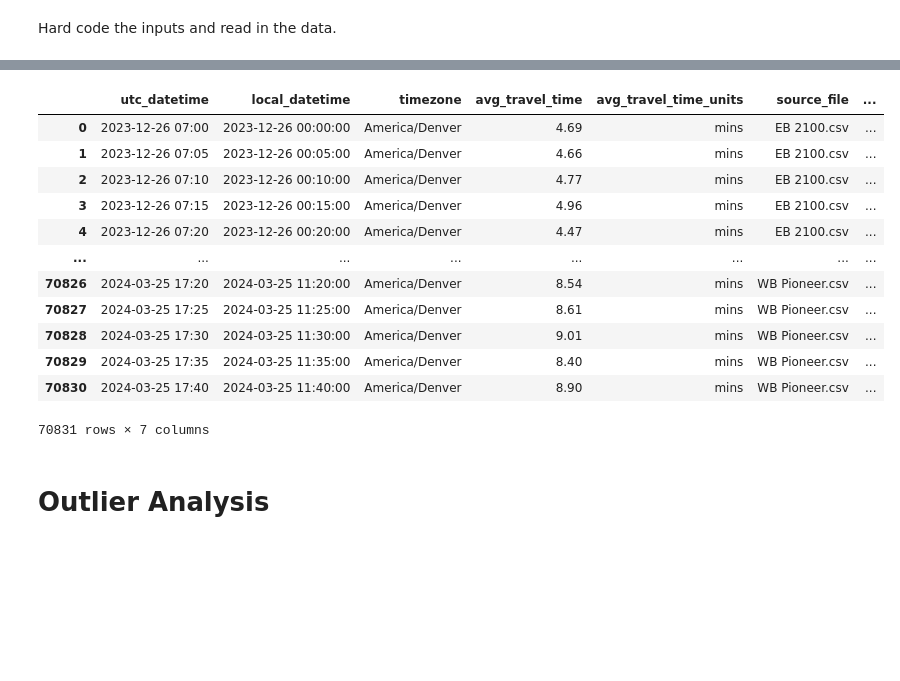
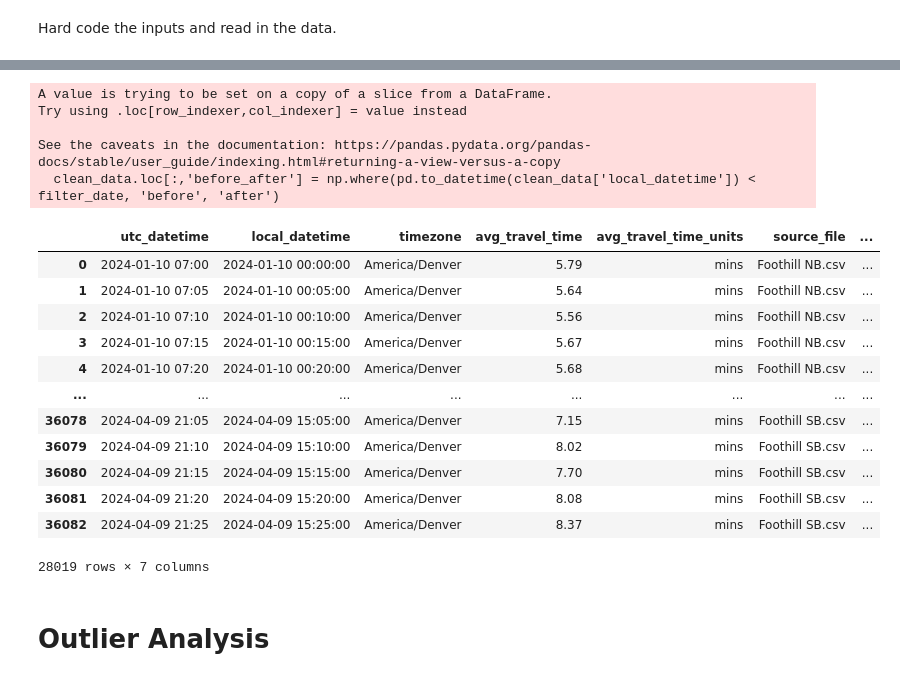
Before and after one commit to natelant/Avenue-Tools, a Jupyter notebook: TravelTimeTool/sandbox-travel_times.ipynb, the cells around one changed output, grey strips where cells are left out. Drawn from its saved outputs; the diff is of its cells as text; code cells hidden in the pictures; blank space fills up the shorter version.

```diff
--- a/TravelTimeTool/sandbox-travel_times.ipynb
+++ b/TravelTimeTool/sandbox-travel_times.ipynb
@@ -11,14 +14,20 @@ pd.set_option('display.max_columns', None)
 # %% [markdown]
 Hard code the inputs and read in the data.
 # %%
-folder_path = "data/samples"
-start_time_str = "1:00"
-stop_time_str = "19:00"
+folder_path = "data/April9"
+start_time_str = "14:00"
+stop_time_str = "18:30"
 start_time = datetime.strptime(start_time_str, "%H:%M").time()
 stop_time = datetime.strptime(stop_time_str, "%H:%M").time()
-filter_date = "02/01/2024"
+filter_date = "02/20/2024 00:00:00"
+implementation_date = pd.to_datetime(filter_date)
 output_file = "testing.xlsx"
 start_date =  "No"#"06/20/2023"
+primary_movement = 'Foothill NB.csv'
+category_order = [primary_movement]
+dates_to_exclude = ['2024-03-04', '2024-03-05', '2024-03-06', '2024-03-07', '2024-03-08', '2024-03-14', '2024-03-15', '2024-03-18', '2024-03-19', '2024-03-20', '2024-03-21', '2024-03-22', '2024-03-25', '2024-03-26']
+output_summary_table = 'output/Foothill_PM_summary_table.html'
+
 
 # Read all CSV files from the specified folder
 files = [file for file in os.listdir(folder_path) if file.endswith('.csv')]
@@ -50,10 +59,10 @@ for file in files:
         # If start_date is "no", assign clean_data to combined_data
         clean_data = combined_data
 
-    # filter out the filter dates here.
-    # if filter_dates.lower() not in ["no", "n"]:
-    # clean_data_wo_dates = clean_data
 
-clean_data.head()
+# filter out the filter dates here.
+# Filter out the data for the specified dates
+clean_data = clean_data[~clean_data['local_datetime'].dt.normalize().isin(dates_to_exclude)]
+clean_data
 # %% [output]
 |  | utc_datetime | local_datetime | timezone | avg_travel_time | avg_travel_time_units | source_file |
@@ -65,21 +81,27 @@ clean_data.head()
 # %%
 # Create a new column 'before_after' based on the input implementation date
-clean_data['before_after'] = np.where(pd.to_datetime(combined_data['local_datetime']) < filter_date, 'before', 'after')
+clean_data.loc[:,'before_after'] = np.where(pd.to_datetime(clean_data['local_datetime']) < filter_date, 'before', 'after')
+
 clean_data
 # %% [output]
+A value is trying to be set on a copy of a slice from a DataFrame.
+Try using .loc[row_indexer,col_indexer] = value instead
+
+See the caveats in the documentation: https://pandas.pydata.org/pandas-docs/stable/user_guide/indexing.html#returning-a-view-versus-a-copy
+  clean_data.loc[:,'before_after'] = np.where(pd.to_datetime(clean_data['local_datetime']) < filter_date, 'before', 'after')
 |  | utc_datetime | local_datetime | timezone | avg_travel_time | avg_travel_time_units | source_file | ... |
-| 0 | 2023-12-26 07:00 | 2023-12-26 00:00:00 | America/Denver | 4.69 | mins | EB 2100.csv | ... |
-| 1 | 2023-12-26 07:05 | 2023-12-26 00:05:00 | America/Denver | 4.66 | mins | EB 2100.csv | ... |
-| 2 | 2023-12-26 07:10 | 2023-12-26 00:10:00 | America/Denver | 4.77 | mins | EB 2100.csv | ... |
-| 3 | 2023-12-26 07:15 | 2023-12-26 00:15:00 | America/Denver | 4.96 | mins | EB 2100.csv | ... |
-| 4 | 2023-12-26 07:20 | 2023-12-26 00:20:00 | America/Denver | 4.47 | mins | EB 2100.csv | ... |
+| 0 | 2024-01-10 07:00 | 2024-01-10 00:00:00 | America/Denver | 5.79 | mins | Foothill NB.csv | ... |
+| 1 | 2024-01-10 07:05 | 2024-01-10 00:05:00 | America/Denver | 5.64 | mins | Foothill NB.csv | ... |
+| 2 | 2024-01-10 07:10 | 2024-01-10 00:10:00 | America/Denver | 5.56 | mins | Foothill NB.csv | ... |
+| 3 | 2024-01-10 07:15 | 2024-01-10 00:15:00 | America/Denver | 5.67 | mins | Foothill NB.csv | ... |
+| 4 | 2024-01-10 07:20 | 2024-01-10 00:20:00 | America/Denver | 5.68 | mins | Foothill NB.csv | ... |
 | ... | ... | ... | ... | ... | ... | ... | ... |
-| 70826 | 2024-03-25 17:20 | 2024-03-25 11:20:00 | America/Denver | 8.54 | mins | WB Pioneer.csv | ... |
-| 70827 | 2024-03-25 17:25 | 2024-03-25 11:25:00 | America/Denver | 8.61 | mins | WB Pioneer.csv | ... |
-| 70828 | 2024-03-25 17:30 | 2024-03-25 11:30:00 | America/Denver | 9.01 | mins | WB Pioneer.csv | ... |
-| 70829 | 2024-03-25 17:35 | 2024-03-25 11:35:00 | America/Denver | 8.40 | mins | WB Pioneer.csv | ... |
-| 70830 | 2024-03-25 17:40 | 2024-03-25 11:40:00 | America/Denver | 8.90 | mins | WB Pioneer.csv | ... |
+| 36078 | 2024-04-09 21:05 | 2024-04-09 15:05:00 | America/Denver | 7.15 | mins | Foothill SB.csv | ... |
+| 36079 | 2024-04-09 21:10 | 2024-04-09 15:10:00 | America/Denver | 8.02 | mins | Foothill SB.csv | ... |
+| 36080 | 2024-04-09 21:15 | 2024-04-09 15:15:00 | America/Denver | 7.70 | mins | Foothill SB.csv | ... |
+| 36081 | 2024-04-09 21:20 | 2024-04-09 15:20:00 | America/Denver | 8.08 | mins | Foothill SB.csv | ... |
+| 36082 | 2024-04-09 21:25 | 2024-04-09 15:25:00 | America/Denver | 8.37 | mins | Foothill SB.csv | ... |
-70831 rows × 7 columns
+28019 rows × 7 columns
 # %% [markdown]
 # Outlier Analysis
 # %%
```
Also changed, not shown: parts of 19 cells of this notebook, 2 other files.
